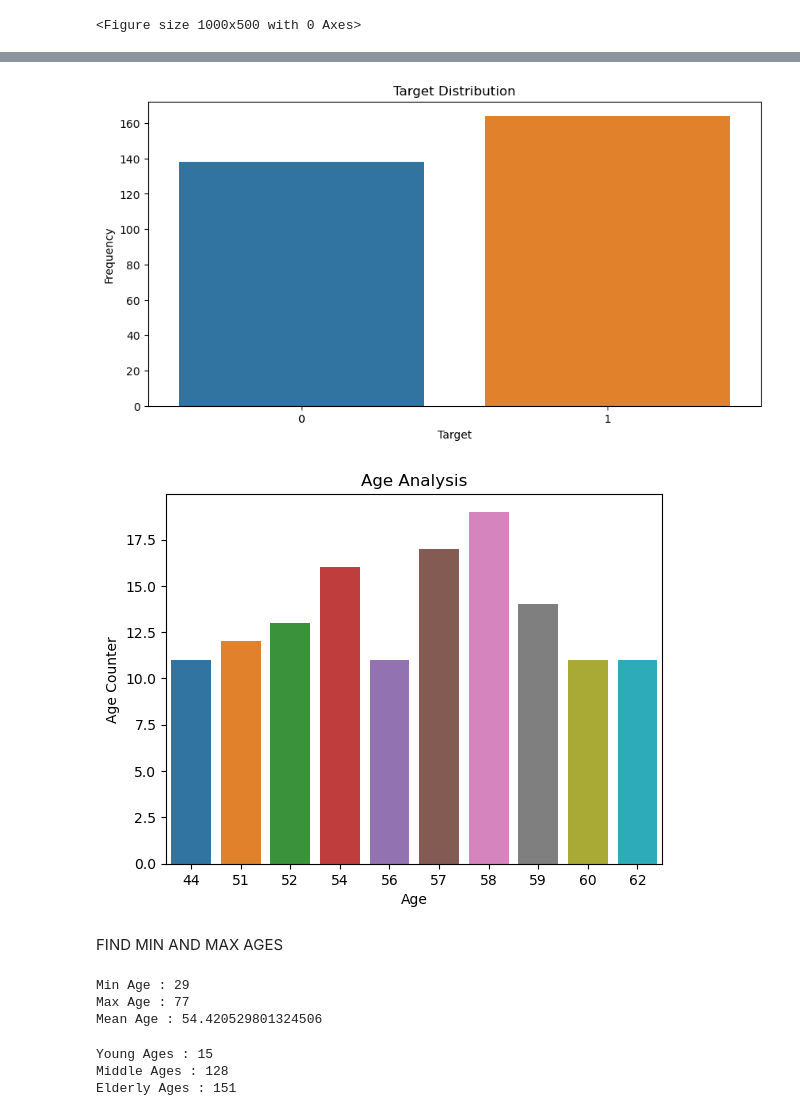
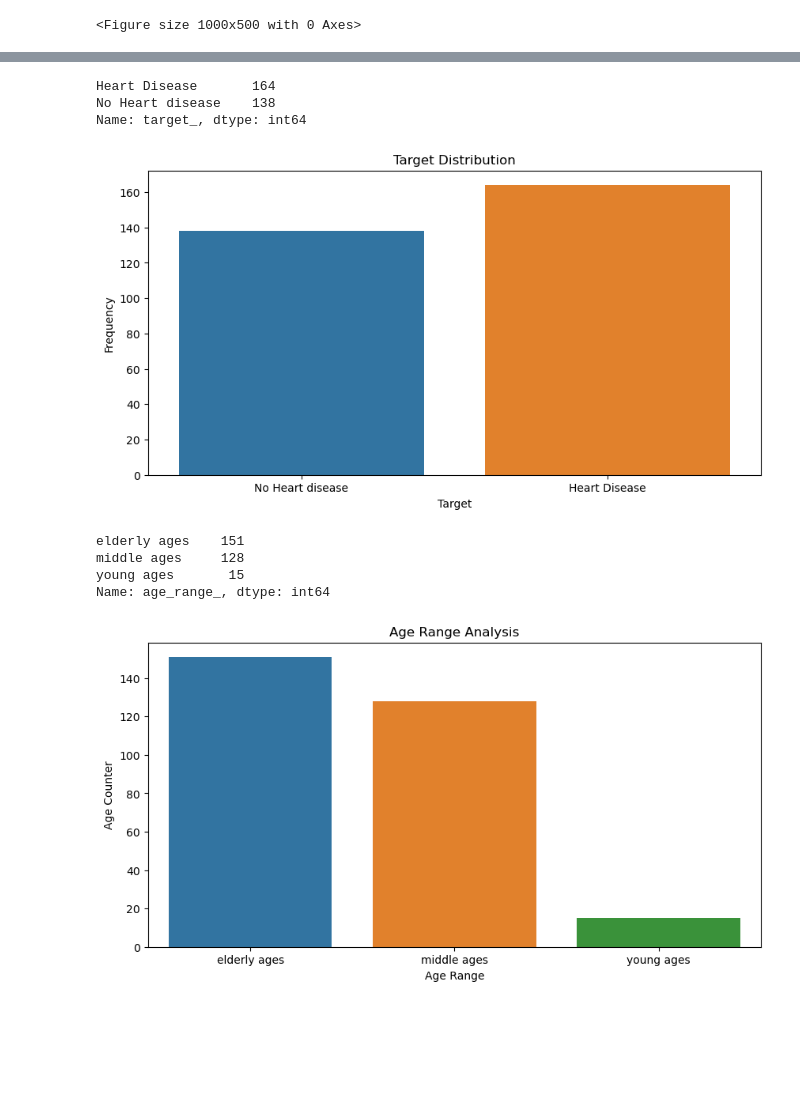
Before and after one commit to The-DigitalAcademy/NO-NAME_POWER-BI_VISUALIZATION, a Jupyter notebook: Python Analysis/HeartDiseaseVisualization.ipynb, the cells around one changed output, grey strips where cells are left out. Drawn from its saved outputs; the diff is of its cells as text; code cells hidden in the pictures; blank space fills up the shorter version.

Commit message:
Added heart analysis in python

```diff
--- a/Python Analysis/HeartDiseaseVisualization.ipynb
+++ b/Python Analysis/HeartDiseaseVisualization.ipynb
@@ -104,0 +169,3 @@ plt.show()
+# %%
+heart['age_range_']=heart['age'].apply(age_range)
+heart.head()
@@ -104,0 +181,9 @@ plt.show()
+# %%
+def blood_sugar(fbs):
+    if fbs==1:
+        return 'True'
+    elif fbs==0:
+        return 'False'
+# %%
+heart['fasting_blood_sugar']=heart['fbs'].apply(blood_sugar)
+heart.head()
@@ -104,0 +199,3 @@ plt.show()
+# %%
+heart.drop(['age', 'sex', 'target', 'fbs'], axis = 1, inplace = True)
+heart
@@ -105,41 +216,31 @@ plt.show()
+# %%
+heart.target_.value_counts()
+# %% [output]
+Heart Disease       164
+No Heart disease    138
+Name: target_, dtype: int64
 # %%
 plt.figure(figsize=(10,5))
-sns.countplot(x='target', data=heart)
+sns.countplot(x='target_', data=heart)
 plt.xlabel('Target')
 plt.ylabel('Frequency')
 plt.title('Target Distribution')
 plt.show()
 # %% [output]
-[figure, old version]
+[figure, new version]
+# %%
+heart.age_range_.value_counts()
+# %% [output]
+elderly ages    151
+middle ages     128
+young ages       15
+Name: age_range_, dtype: int64
 # %%
-sns.barplot(x=heart.age.value_counts()[:10].index,y=heart.age.value_counts()[:10].values)
-plt.xlabel('Age')
+plt.figure(figsize=(10,5))
+sns.barplot(x=heart.age_range_.value_counts()[:10].index,y=heart.age_range_.value_counts()[:10].values)
+plt.xlabel('Age Range')
 plt.ylabel('Age Counter')
-plt.title('Age Analysis')
+plt.title('Age Range Analysis')
 plt.show()
 # %% [output]
-[figure, old version]
+[figure, new version]
-# %% [markdown]
-FIND MIN AND MAX AGES
-# %%
-minAge=min(heart.age)
-maxAge=max(heart.age)
-meanAge=heart.age.mean()
-print('Min Age :',minAge)
-print('Max Age :',maxAge)
-print('Mean Age :',meanAge)
-# %% [output]
-Min Age : 29
-Max Age : 77
-Mean Age : 54.420529801324506
-# %%
-young_ages=heart[(heart.age>=29)&(heart.age<40)]
-middle_ages=heart[(heart.age>=40)&(heart.age<55)]
-elderly_ages=heart[(heart.age>55)]
-print('Young Ages :',len(young_ages))
-print('Middle Ages :',len(middle_ages))
-print('Elderly Ages :',len(elderly_ages))
-# %% [output]
-Young Ages : 15
-Middle Ages : 128
-Elderly Ages : 151
```
Also changed, not shown: parts of 31 cells of this notebook.
